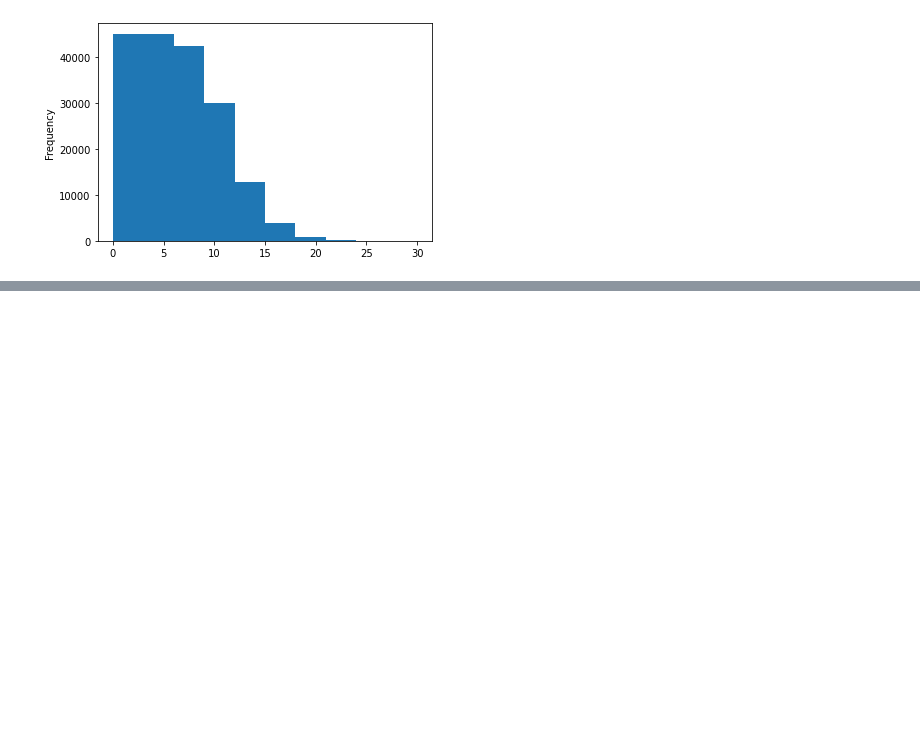
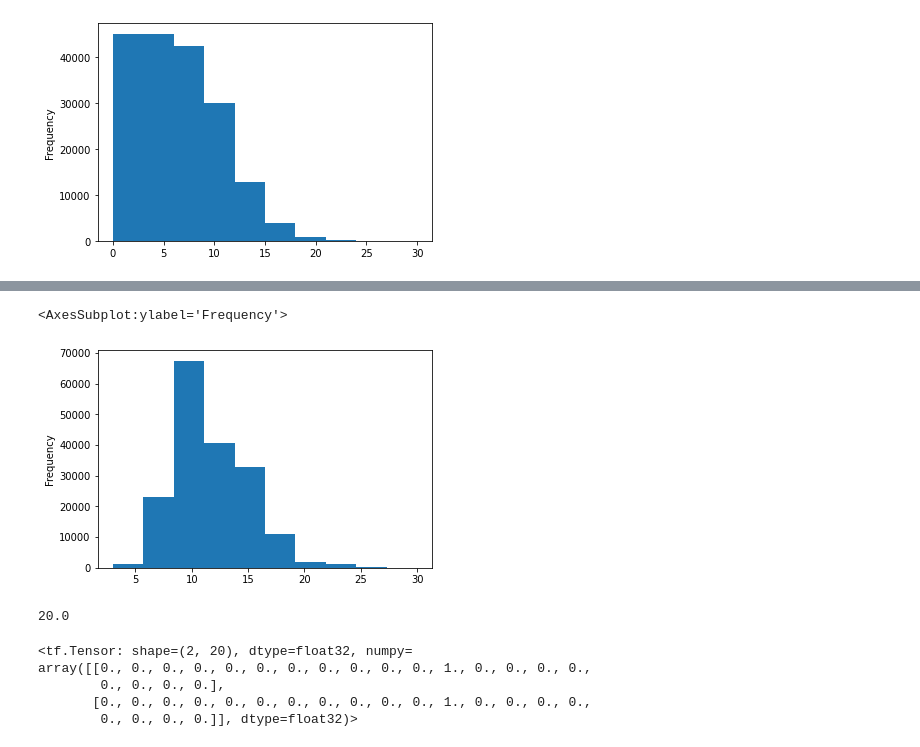
Before and after one commit to ucheokechukwu/ml_tensorflow_deeplearning, a Jupyter notebook: 09_skimlit_nlp_milestone_project2.ipynb, the cells around one changed output, grey strips where cells are left out. Cells and saved outputs as stored; diff of their text form; code cells hidden in the pictures; blank space fills up the shorter version.

```diff
--- a/09_skimlit_nlp_milestone_project2.ipynb
+++ b/09_skimlit_nlp_milestone_project2.ipynb
@@ -1263,0 +1260,10 @@ train_line_numbers_one_hot[:10], train_line_numbers_one_hot.shape
+# %%
+(train_df["total_lines"]).plot.hist()
+# %% [output]
+<AxesSubplot:ylabel='Frequency'>
+[figure, added]
+# %%
+# check the coverag of a "total_lines" value of 20
+np.percentile(train_df.total_lines, 98)
+# %% [output]
+20.0
@@ -1263,0 +1275,8 @@ train_line_numbers_one_hot[:10], train_line_numbers_one_hot.shape
+# %%
+train_total_line_one_hot[:2]
+# %% [output]
+<tf.Tensor: shape=(2, 20), dtype=float32, numpy=
+array([[0., 0., 0., 0., 0., 0., 0., 0., 0., 0., 0., 1., 0., 0., 0., 0.,
+        0., 0., 0., 0.],
+       [0., 0., 0., 0., 0., 0., 0., 0., 0., 0., 0., 1., 0., 0., 0., 0.,
+        0., 0., 0., 0.]], dtype=float32)>
```
Also changed, not shown: parts of 108 cells of this notebook.
